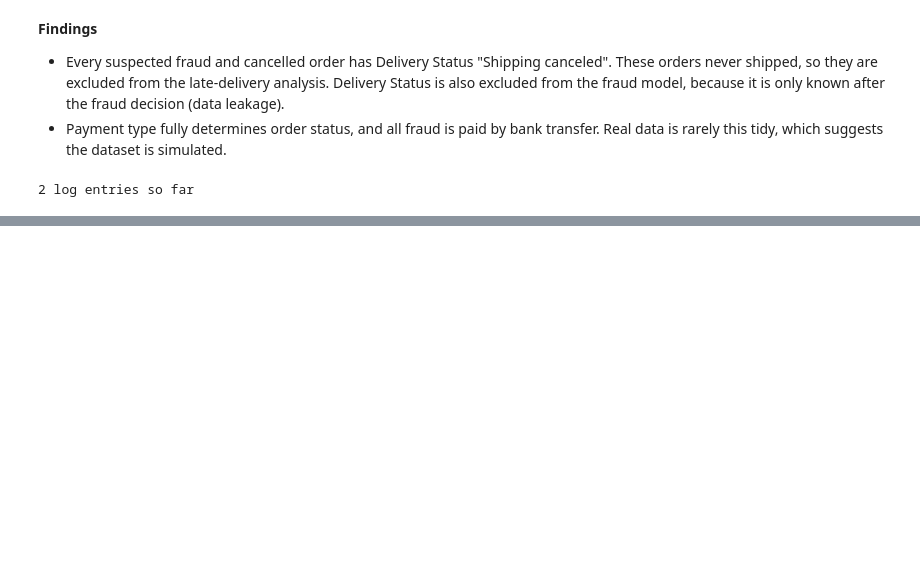
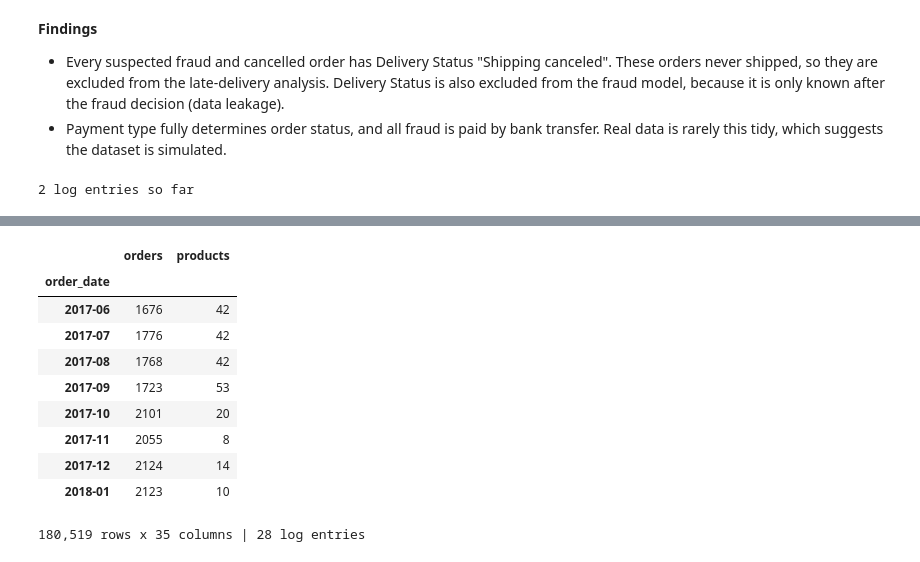
Before and after one commit to GLICON/dataco-supply-chain-analysis, a Jupyter notebook: notebooks/01-data_cleaning.ipynb, the cells around one changed output, grey strips where cells are left out. Saved outputs shown, nothing was run; the diff lists cells and outputs as text; code cells hidden in the pictures; blank space fills up the shorter version.

```diff
--- a/notebooks/01-data_cleaning.ipynb
+++ b/notebooks/01-data_cleaning.ipynb
@@ -230,0 +430,23 @@ print(len(log), 'log entries so far')
+# %%
+monthly = df.groupby(df['order_date'].dt.to_period('M')).agg(
+    orders=('order_id', 'nunique'), products=('product_name', 'nunique'))
+monthly.tail(8)
+# %% [output]
+|  | orders | products |
+| order_date |  |  |
+| 2017-06 | 1676 | 42 |
+| 2017-07 | 1776 | 42 |
+| 2017-08 | 1768 | 42 |
+| 2017-09 | 1723 | 53 |
+| 2017-10 | 2101 | 20 |
+| 2017-11 | 2055 | 8 |
+| 2017-12 | 2124 | 14 |
+| 2018-01 | 2123 | 10 |
+# %%
+record('Product range shrinks from Q4 2017 and data ends Jan 2018', 'product_name, order_date',
+       int((df['order_date'] >= '2017-10-01').sum()),
+       'Kept; calendar 2017 used as the last full year; trends after Sep 2017 treated with caution')
+
+print(f'{df.shape[0]:,} rows x {df.shape[1]} columns | {len(log)} log entries')
+# %% [output]
+180,519 rows x 35 columns | 28 log entries
```
Also changed, not shown: parts of 31 cells of this notebook, 1 other file.
